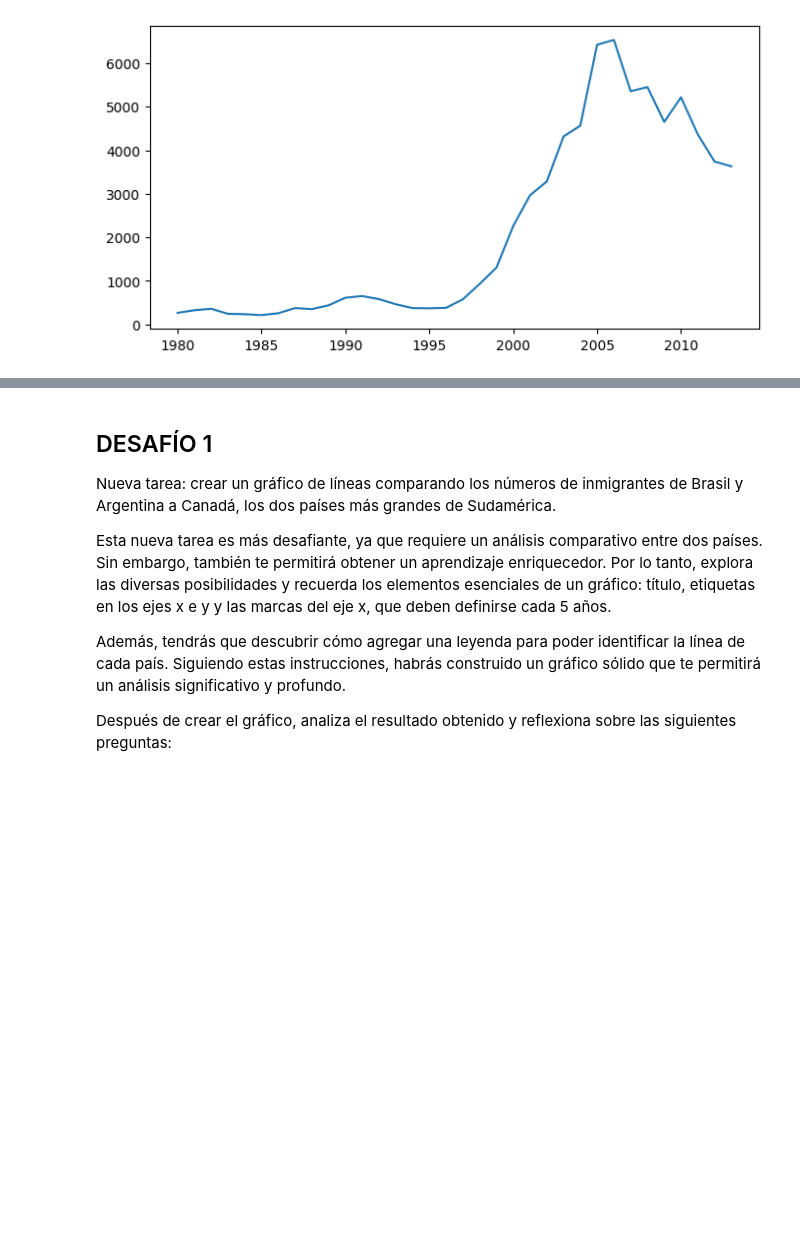
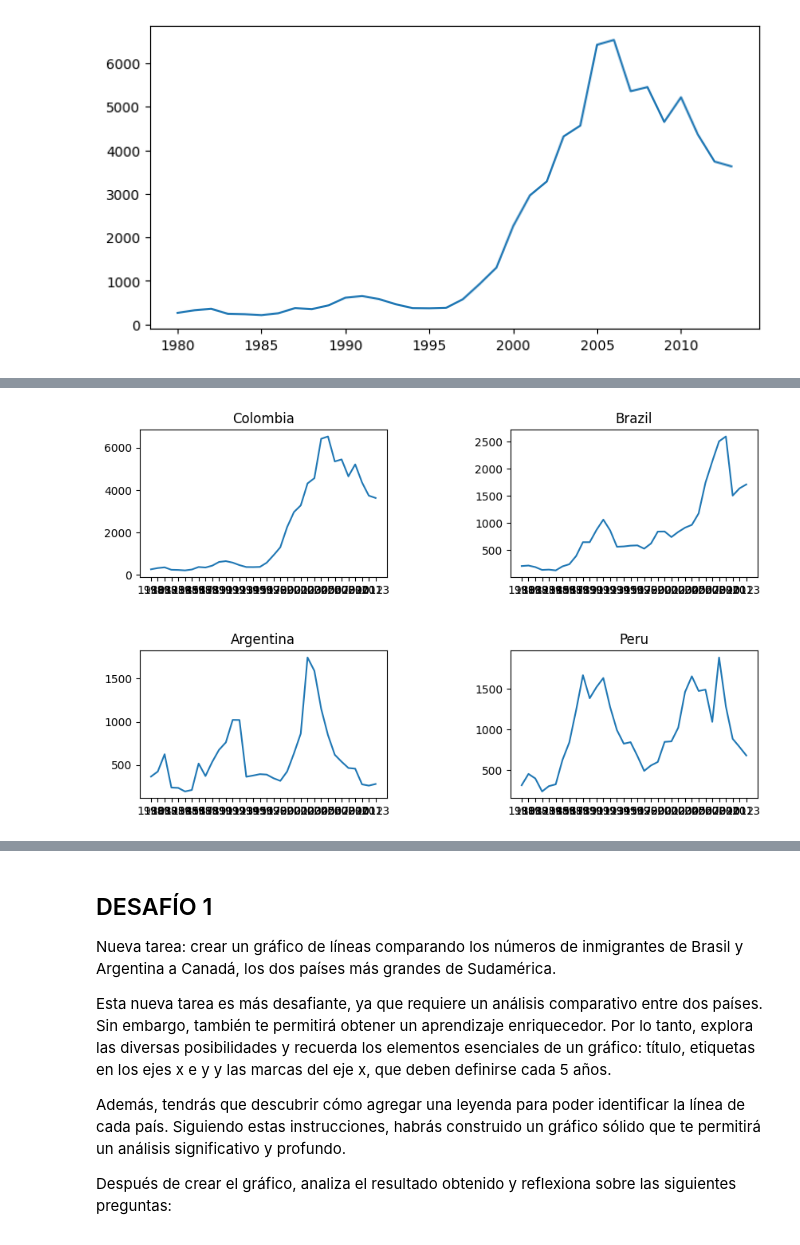
Before and after one commit to Maucho6340/pandas, a Jupyter notebook: visualizacion_de_datos.ipynb, the cells around one changed output, grey strips where cells are left out. Cells and saved outputs as stored; diff of their text form; code cells hidden in the pictures; blank space fills up the shorter version.

```diff
--- a/visualizacion_de_datos.ipynb
+++ b/visualizacion_de_datos.ipynb
@@ -198,0 +261,19 @@ plt.show()
+# %%
+# Ajustamos la distancia entre gráficos
+fig,axs=plt.subplots(2,2,figsize=(10,6))
+fig.subplots_adjust(hspace=0.5, wspace=0.5) #fija valores para espacio horizontal y vertical entre gráficos
+axs[0,0].plot(df.loc['Colombia', anos])
+axs[0,0].set_title('Colombia')
+
+axs[0,1].plot(df.loc['Brazil', anos])
+axs[0,1].set_title('Brazil')
+
+axs[1,0].plot(df.loc['Argentina', anos])
+axs[1,0].set_title('Argentina')
+
+axs[1,1].plot(df.loc['Peru', anos])
+axs[1,1].set_title('Peru')
+
+plt.show()
+# %% [output]
+[figure, added]
```
Also changed, not shown: parts of 11 cells of this notebook.
